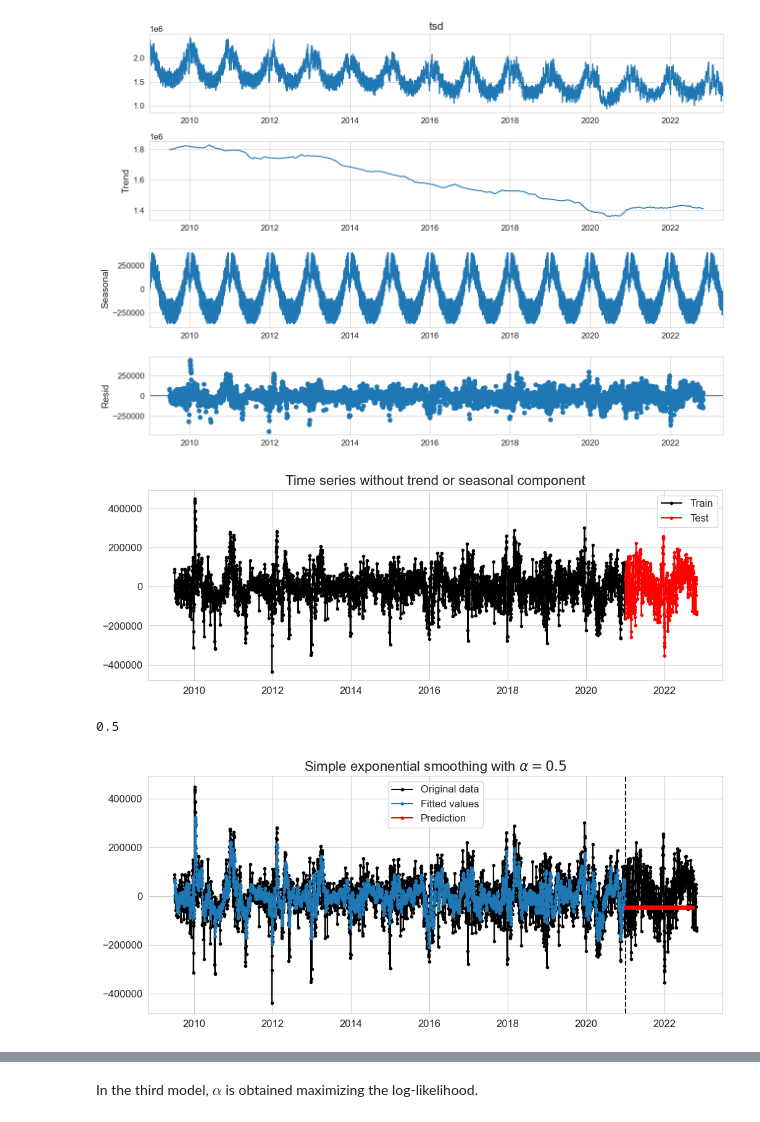
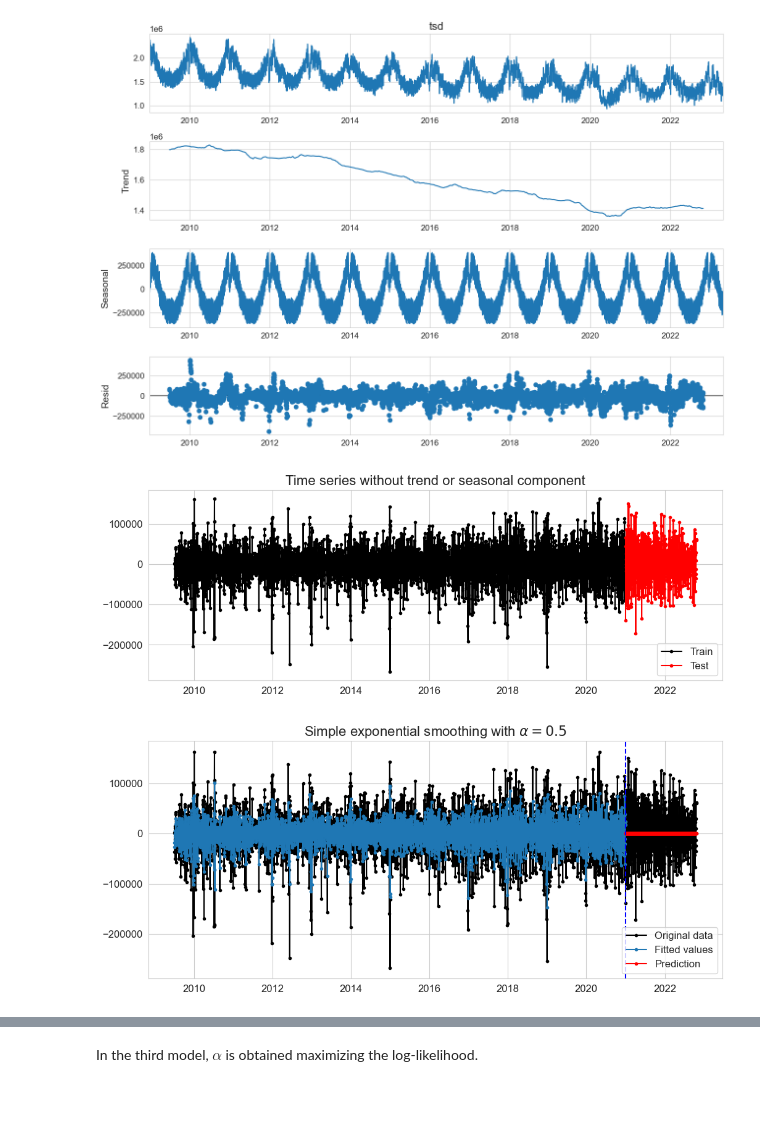
Before and after one commit to MarinaPenalver/TFG, a Jupyter notebook: notebooks/5. Exponential smoothing.ipynb, the cells around one changed output, grey strips where cells are left out. Cells and saved outputs as stored; diff of their text form; code cells hidden in the pictures.

```diff
--- a/notebooks/5. Exponential smoothing.ipynb
+++ b/notebooks/5. Exponential smoothing.ipynb
@@ -123,7 +124,7 @@ fig.tight_layout()
 # %% [output]
 [figure]
 # %%
-detrend = decompose.resid.dropna()  # data - decompose.trend - decompose.seasonal
+detrend = sm.seasonal_decompose(decompose.resid.dropna(), period=7).resid.dropna()
 # %%
 threshold_date = "01-01-2021"
 train2 = detrend.loc[detrend.index < threshold_date].to_frame()
@@ -136,28 +137,24 @@ plt.plot(test2, marker=".", color="red", label='Test')
 plt.legend()
 plt.show()
 # %% [output]
-[figure, old version]
+[figure, new version]
 # %%
 # First try for the Simple Exponential Smoothing
-Simple1 = SimpleExpSmoothing(train2).fit(smoothing_level=0.5)
-S_fcast1 = Simple1.forecast(633)
+Simple = SimpleExpSmoothing(train2).fit(smoothing_level=0.5)
+S_fcast = Simple1.forecast(len(test2))
-# %%
-Simple1.model.params['smoothing_level']
-# %% [output]
-0.5
 # %%
 plt.figure(figsize=(12, 5))
 plt.title(r'Simple exponential smoothing with $\alpha=0.5$')
-plt.axvline(datetime.date(2021,1,1), color="black", ls="--")
 plt.plot(train2, marker=".", color="black", label='Original data')
 plt.plot(test2, marker=".", color="black")
-plt.plot(Simple1.fittedvalues, marker='.', label='Fitted values')
-plt.plot(S_fcast1, marker=".", color="red", label='Prediction')
+plt.plot(Simple.fittedvalues, marker='.', label='Fitted values')
+plt.plot(S_fcast, marker=".", color="red", label='Prediction')
+plt.axvline(datetime.date(2021,1,1), color="blue", ls="--")
 plt.legend()
 
 plt.savefig("../graphs/SimpleES1.png")
 # %% [output]
-[figure, old version]
+[figure, new version]
 # %%
 # More examples
 
```
Also changed, not shown: parts of 24 cells of this notebook, 19 other files.
